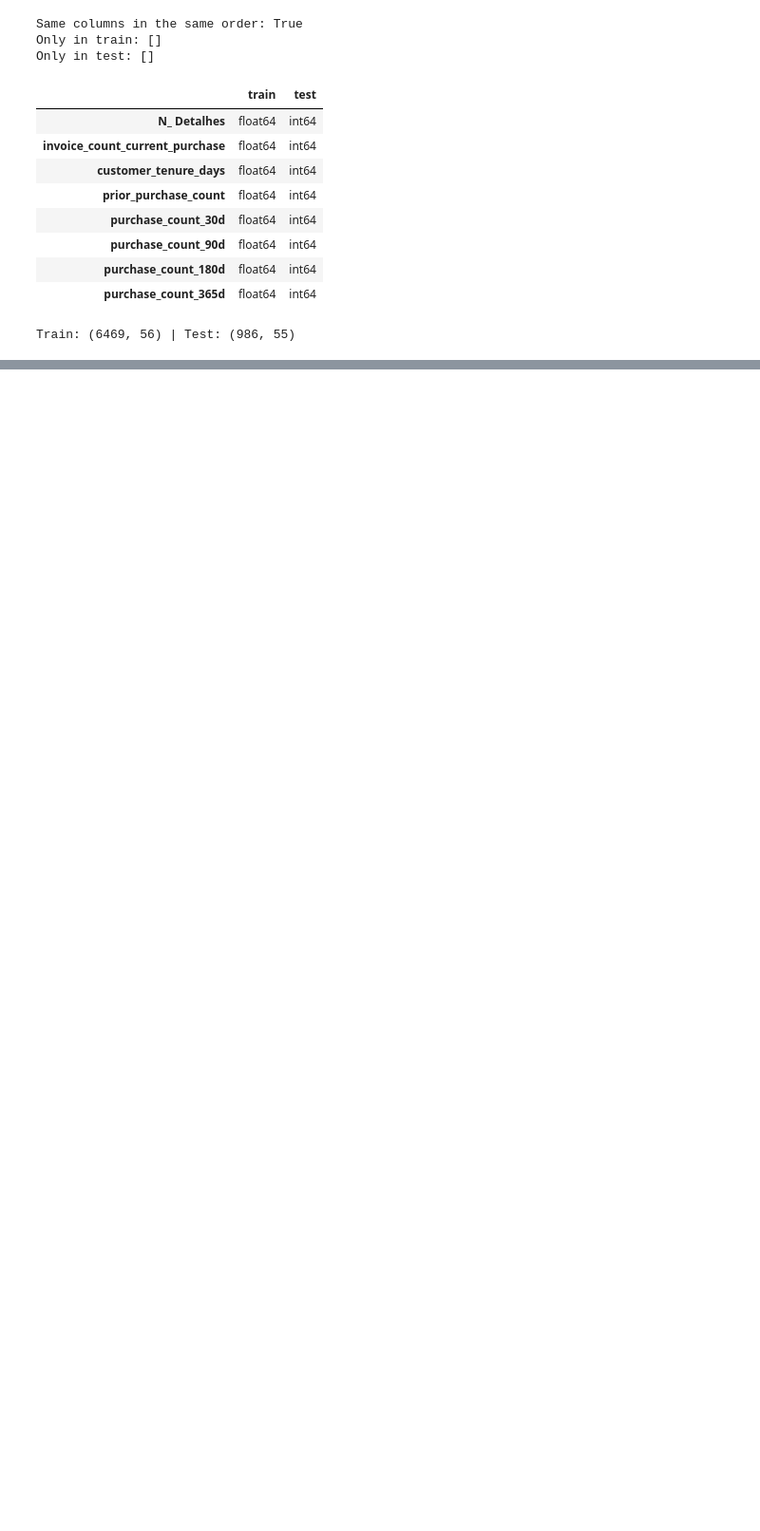
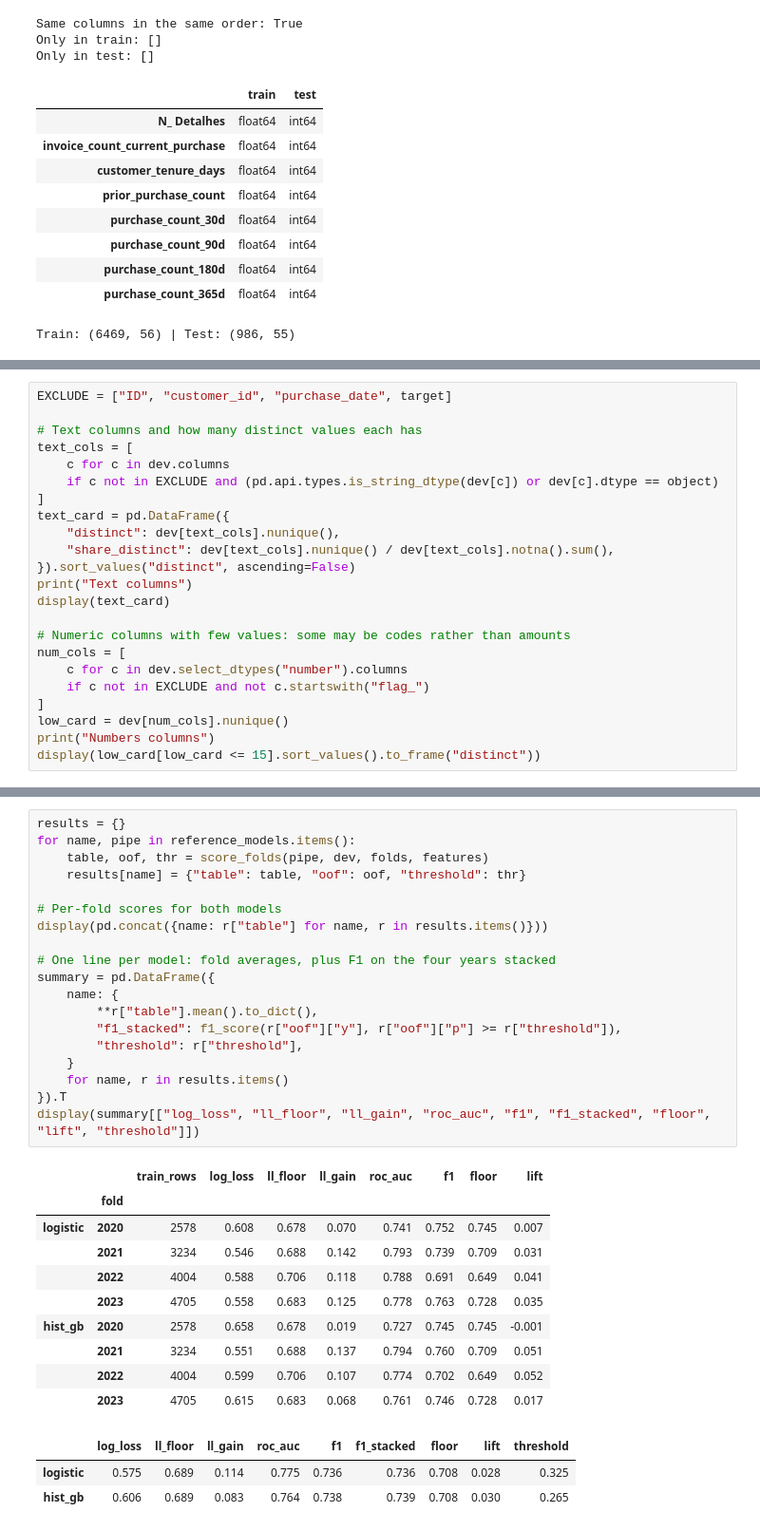
Before and after one commit to PedroHSantos20/ml-repeat-purchase, a Jupyter notebook: notebooks/02_preprocessing.ipynb, the cells around one changed output, grey strips where cells are left out. Shown at 95% size. Drawn from its saved outputs; the diff is of its cells as text; blank space fills up the shorter version.

```diff
--- a/notebooks/02_preprocessing.ipynb
+++ b/notebooks/02_preprocessing.ipynb
@@ -923,0 +1091,23 @@ for name, df in [("train", train_clean), ("test", test_clean)]:
+# %%
+EXCLUDE = ["ID", "customer_id", "purchase_date", target]
+
+# Text columns and how many distinct values each has
+text_cols = [
+    c for c in dev.columns
+    if c not in EXCLUDE and (pd.api.types.is_string_dtype(dev[c]) or dev[c].dtype == object)
+]
+text_card = pd.DataFrame({
+    "distinct": dev[text_cols].nunique(),
+    "share_distinct": dev[text_cols].nunique() / dev[text_cols].notna().sum(),
+}).sort_values("distinct", ascending=False)
+print("Text columns")
+display(text_card)
+
+# Numeric columns with few values: some may be codes rather than amounts
+num_cols = [
+    c for c in dev.select_dtypes("number").columns
+    if c not in EXCLUDE and not c.startswith("flag_")
+]
+low_card = dev[num_cols].nunique()
+print("Numbers columns")
+display(low_card[low_card <= 15].sort_values().to_frame("distinct"))
@@ -923,0 +1328,33 @@ for name, df in [("train", train_clean), ("test", test_clean)]:
+# %%
+results = {}
+for name, pipe in reference_models.items():
+    table, oof, thr = score_folds(pipe, dev, folds, features)
+    results[name] = {"table": table, "oof": oof, "threshold": thr}
+
+# Per-fold scores for both models
+display(pd.concat({name: r["table"] for name, r in results.items()}))
+
+# One line per model: fold averages, plus F1 on the four years stacked
+summary = pd.DataFrame({
+    name: {
+        **r["table"].mean().to_dict(),
+        "f1_stacked": f1_score(r["oof"]["y"], r["oof"]["p"] >= r["threshold"]),
+        "threshold": r["threshold"],
+    }
+    for name, r in results.items()
+}).T
+display(summary[["log_loss", "ll_floor", "ll_gain", "roc_auc", "f1", "f1_stacked", "floor", "lift", "threshold"]])
+# %% [output]
+|  |  | train_rows | log_loss | ll_floor | ll_gain | roc_auc | f1 | floor | lift |
+|  | fold |  |  |  |  |  |  |  |  |
+| logistic | 2020 | 2578 | 0.608 | 0.678 | 0.070 | 0.741 | 0.752 | 0.745 | 0.007 |
+|  | 2021 | 3234 | 0.546 | 0.688 | 0.142 | 0.793 | 0.739 | 0.709 | 0.031 |
+|  | 2022 | 4004 | 0.588 | 0.706 | 0.118 | 0.788 | 0.691 | 0.649 | 0.041 |
+|  | 2023 | 4705 | 0.558 | 0.683 | 0.125 | 0.778 | 0.763 | 0.728 | 0.035 |
+| hist_gb | 2020 | 2578 | 0.658 | 0.678 | 0.019 | 0.727 | 0.745 | 0.745 | -0.001 |
+|  | 2021 | 3234 | 0.551 | 0.688 | 0.137 | 0.794 | 0.760 | 0.709 | 0.051 |
+|  | 2022 | 4004 | 0.599 | 0.706 | 0.107 | 0.774 | 0.702 | 0.649 | 0.052 |
+|  | 2023 | 4705 | 0.615 | 0.683 | 0.068 | 0.761 | 0.746 | 0.728 | 0.017 |
+|  | log_loss | ll_floor | ll_gain | roc_auc | f1 | f1_stacked | floor | lift | threshold |
+| logistic | 0.575 | 0.689 | 0.114 | 0.775 | 0.736 | 0.736 | 0.708 | 0.028 | 0.325 |
+| hist_gb | 0.606 | 0.689 | 0.083 | 0.764 | 0.738 | 0.739 | 0.708 | 0.030 | 0.265 |
```
Also changed, not shown: parts of 62 cells of this notebook, 2 other files.
